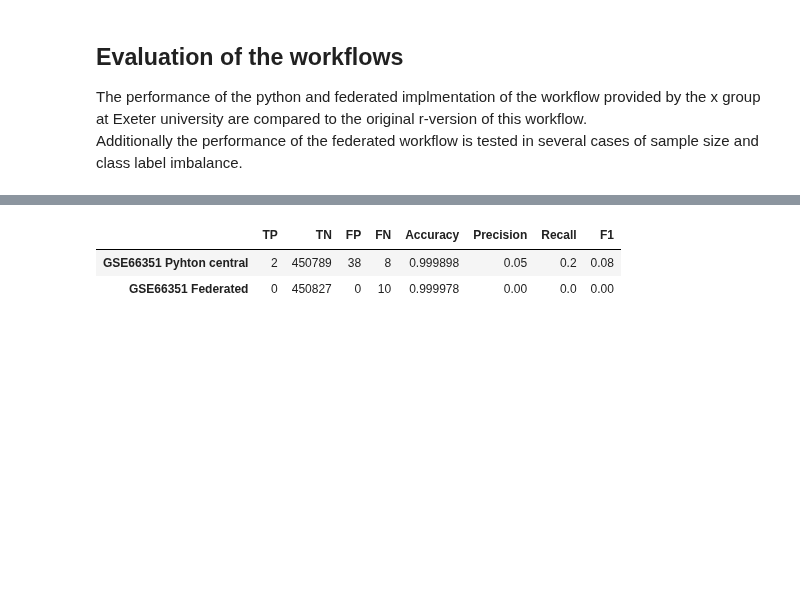
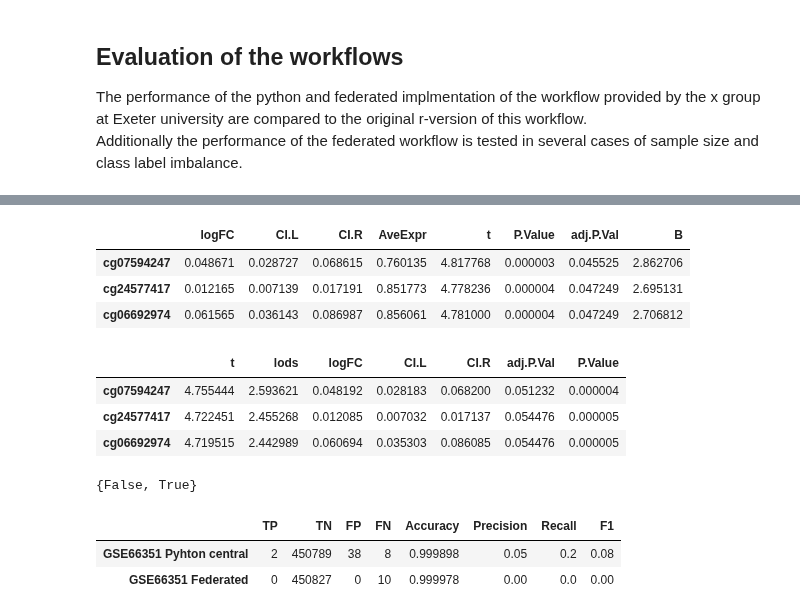
Before and after one commit to Waterkers/Federated_Differential_Methylation_Analysis, a Jupyter notebook: Evaluations/method_comparison.ipynb, the cells around one changed output, grey strips where cells are left out. Cells and saved outputs as stored; diff of their text form; code cells hidden in the pictures; blank space fills up the shorter version.

```diff
--- a/Evaluations/method_comparison.ipynb
+++ b/Evaluations/method_comparison.ipynb
@@ -27,18 +28,13 @@ GSE66351_pheno.loc[GSE66351_pheno["Sex"] == " F", "Sex"] = " F"
 GSE66351_pheno.loc[GSE66351_pheno["Sex"] == " M", "Sex"] = " M"
 # %%
 # read in the results from the different implementations
-original_r_GSE66351_E = pd.read_csv("E:\\Msc Systems Biology\\MSB5000_Master_Thesis\\Practical work\\Data\\Data_Full_Datasets\\GSE66351\\EWAS\\Results_small_dataset.csv", index_col=0)
-#original_r_GSE66351_B = pd.read_csv("E:\\Msc Systems Biology\\MSB5000_Master_Thesis\\Practical work\\Data\\Data_Full_Datasets\\GSE66351\\Normalised_Betas.csv", index_col=0)
+original_r_GSE66351_E = pd.read_csv("E:\\Msc Systems Biology\\MSB5000_Master_Thesis\\Practical work\\Data\\Data_Full_Datasets\\GSE66351\\EWAS\\EWAS_GSE66351\\Small_Results_dataset.csv", index_col=0)
+small_tets_r = pd.read_csv("E:\\Msc Systems Biology\\MSB5000_Master_Thesis\\Practical work\\Federated_Differential_Methylation_Analysis\\Fed_test\\central_r_test_out.csv", index_col=0)
 
+#original_r_GSE105109_E = pd.read_csv("E:\\Msc Systems Biology\\MSB5000_Master_Thesis\\Practical work\\Data\\Data_Full_Datasets\\GSE105109\\EWAS\\Results_small_dataset.csv", index_col=0)
 
-original_r_GSE105109_E = pd.read_csv("E:\\Msc Systems Biology\\MSB5000_Master_Thesis\\Practical work\\Data\\Data_Full_Datasets\\GSE105109\\EWAS\\Results_small_dataset.csv", index_col=0)
-#original_r_GSE105109_B = pd.read_csv("E:\\Msc Systems Biology\\MSB5000_Master_Thesis\\Practical work\\Data\\Data_Full_Datasets\\GSE105109\\GSE105109_Normalised_Betas.csv", index_col=0)
+#original_r_GSE134379_E = pd.read_csv("E:\\Msc Systems Biology\\MSB5000_Master_Thesis\\Practical work\\Data\\Data_Full_Datasets\\GSE134379\\EWAS\\Results_small_dataset.csv", index_col=0)
 
-
-original_r_GSE134379_E = pd.read_csv("E:\\Msc Systems Biology\\MSB5000_Master_Thesis\\Practical work\\Data\\Data_Full_Datasets\\GSE134379\\EWAS\\Results_small_dataset.csv", index_col=0)
-#original_r_GSE134379_B = pd.read_csv("E:\\Msc Systems Biology\\MSB5000_Master_Thesis\\Practical work\\Data\\Data_Full_Datasets\\GSE134379\\Normalised_Betas.csv", index_col=0)
-
-
-original_r_combined = None
+#original_r_combined = None
 # %%
 python_central_GSE66351_E = pd.read_csv("E:\\Msc Systems Biology\\MSB5000_Master_Thesis\\Practical work\\Data\\QC_Python\\GSE66351results_diagnosis_regression_python.csv", index_col=0)
@@ -189,3 +275,21 @@ for data in datasets:
+# %%
+original_r_GSE66351_E.loc[diff_ids_even, :]
+# %% [output]
+|  | logFC | CI.L | CI.R | AveExpr | t | P.Value | adj.P.Val | B |
+| cg07594247 | 0.048671 | 0.028727 | 0.068615 | 0.760135 | 4.817768 | 0.000003 | 0.045525 | 2.862706 |
+| cg24577417 | 0.012165 | 0.007139 | 0.017191 | 0.851773 | 4.778236 | 0.000004 | 0.047249 | 2.695131 |
+| cg06692974 | 0.061565 | 0.036143 | 0.086987 | 0.856061 | 4.781000 | 0.000004 | 0.047249 | 2.706812 |
+# %%
+federated.loc[diff_ids_even, :]
+# %% [output]
+|  | t | lods | logFC | CI.L | CI.R | adj.P.Val | P.Value |
+| cg07594247 | 4.755444 | 2.593621 | 0.048192 | 0.028183 | 0.068200 | 0.051232 | 0.000004 |
+| cg24577417 | 4.722451 | 2.455268 | 0.012085 | 0.007032 | 0.017137 | 0.054476 | 0.000005 |
+| cg06692974 | 4.719515 | 2.442989 | 0.060694 | 0.035303 | 0.086085 | 0.054476 | 0.000005 |
+# %%
+set(federated["adj.P.Val"]<=0.05)
+# %% [output]
+{False, True}
 # %%
 GSE66351_metrics_p = EWAS_metrics_p(python_central_GSE66351_E, diff_meth_thresh=0.05, ground_truth = GSE66351_groundTruth, multiIndex=False)
 federated_metrics = EWAS_metrics_p(federated, diff_meth_thresh=0.05, ground_truth = GSE66351_groundTruth, multiIndex=True)
```
Also changed, not shown: parts of 16 cells of this notebook.
